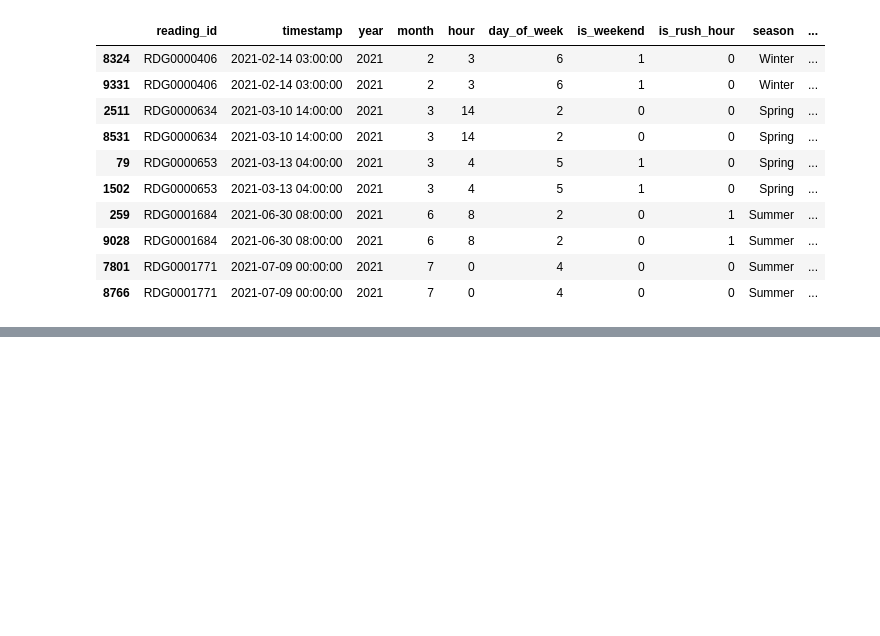
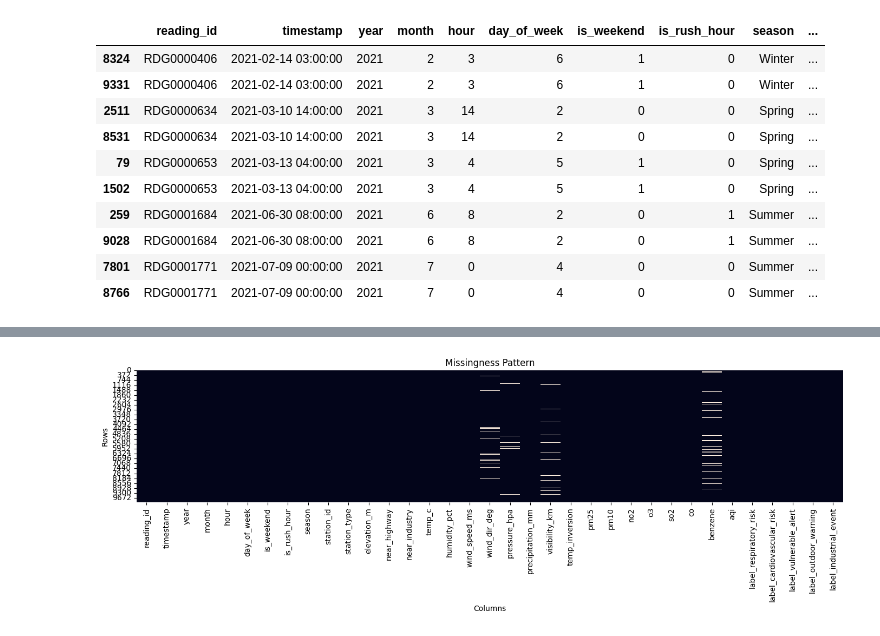
Before and after one commit to Wewds1/Air_Quality_ML, a Jupyter notebook: notebooks/01_data_quality.ipynb, the cells around one changed output, grey strips where cells are left out. Cells and saved outputs as stored; diff of their text form; code cells hidden in the pictures; blank space fills up the shorter version.

```diff
--- a/notebooks/01_data_quality.ipynb
+++ b/notebooks/01_data_quality.ipynb
@@ -127,0 +208,9 @@ dup_rows.head(10)
+# %%
+plt.figure(figsize=(14, 5))
+sns.heatmap(df.isna(), cbar=False)
+plt.title("Missingness Pattern")
+plt.xlabel("Columns")
+plt.ylabel("Rows")
+plt.tight_layout()
+# %% [output]
+[figure, added]
```
Also changed, not shown: parts of 7 cells of this notebook, 1 other file.
